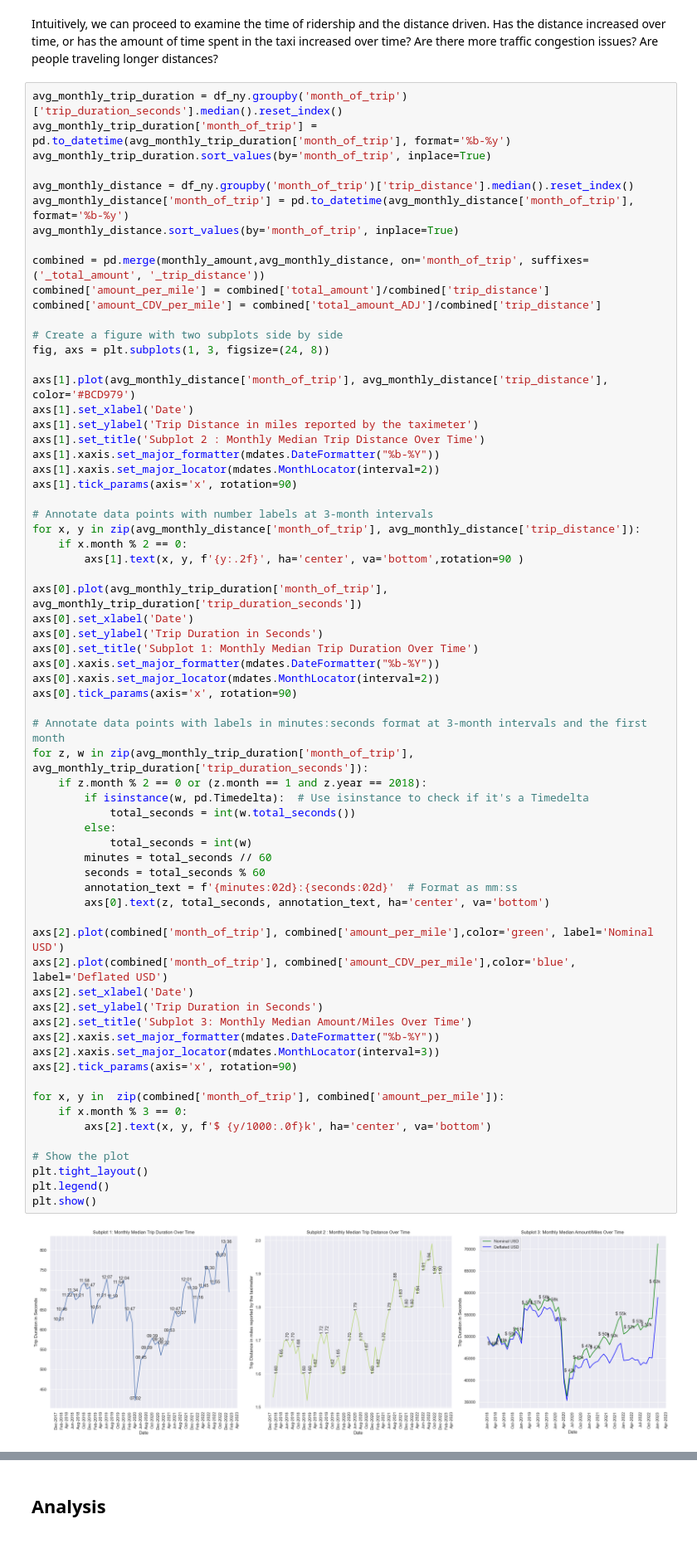
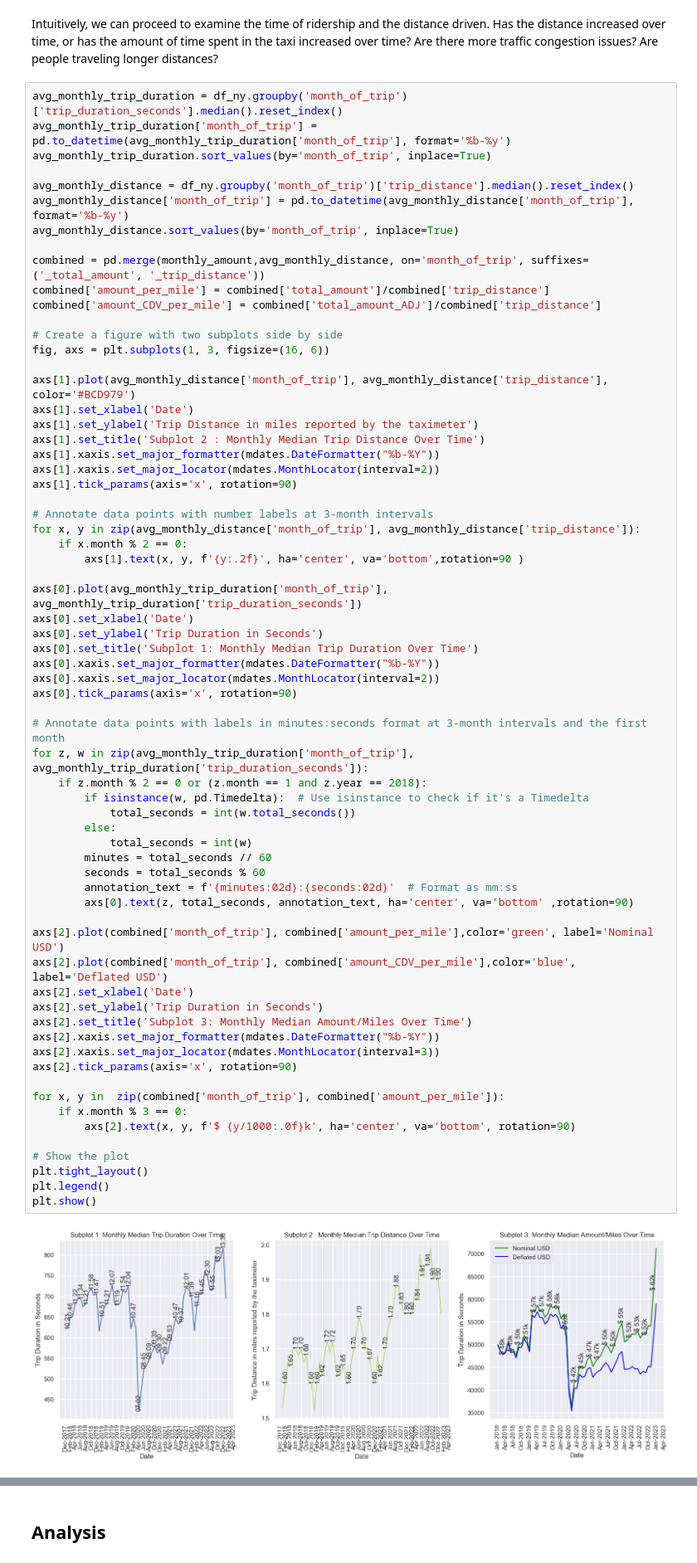
Before and after one commit to BenjaminDupre/taxi_data_task, a Jupyter notebook: taxi_data.ipynb, the cells around one changed output, grey strips where cells are left out. Shown at 83% size. Cells and saved outputs as stored; diff of their text form.

```diff
--- a/taxi_data.ipynb
+++ b/taxi_data.ipynb
@@ -333,7 +335,7 @@ combined['amount_per_mile'] = combined['total_amount']/combined['trip_distance']
 combined['amount_CDV_per_mile'] = combined['total_amount_ADJ']/combined['trip_distance']
 
 # Create a figure with two subplots side by side
-fig, axs = plt.subplots(1, 3, figsize=(24, 8))
+fig, axs = plt.subplots(1, 3, figsize=(16, 6))
 
 axs[1].plot(avg_monthly_distance['month_of_trip'], avg_monthly_distance['trip_distance'], color='#BCD979')
 axs[1].set_xlabel('Date')
@@ -357,33 +359,33 @@ axs[0].xaxis.set_major_locator(mdates.MonthLocator(interval=2))
 axs[0].tick_params(axis='x', rotation=90)
 
 # Annotate data points with labels in minutes:seconds format at 3-month intervals and the first month
 for z, w in zip(avg_monthly_trip_duration['month_of_trip'], avg_monthly_trip_duration['trip_duration_seconds']):
     if z.month % 2 == 0 or (z.month == 1 and z.year == 2018):
         if isinstance(w, pd.Timedelta):  # Use isinstance to check if it's a Timedelta
             total_seconds = int(w.total_seconds())
         else:
             total_seconds = int(w)
         minutes = total_seconds // 60
         seconds = total_seconds % 60
         annotation_text = f'{minutes:02d}:{seconds:02d}'  # Format as mm:ss
-        axs[0].text(z, total_seconds, annotation_text, ha='center', va='bottom')
+        axs[0].text(z, total_seconds, annotation_text, ha='center', va='bottom' ,rotation=90)
 
 axs[2].plot(combined['month_of_trip'], combined['amount_per_mile'],color='green', label='Nominal USD')
 axs[2].plot(combined['month_of_trip'], combined['amount_CDV_per_mile'],color='blue', label='Deflated USD')
 axs[2].set_xlabel('Date')
 axs[2].set_ylabel('Trip Duration in Seconds')
 axs[2].set_title('Subplot 3: Monthly Median Amount/Miles Over Time')
 axs[2].xaxis.set_major_formatter(mdates.DateFormatter("%b-%Y"))
 axs[2].xaxis.set_major_locator(mdates.MonthLocator(interval=3))
 axs[2].tick_params(axis='x', rotation=90)
 
 for x, y in  zip(combined['month_of_trip'], combined['amount_per_mile']):
     if x.month % 3 == 0:
-        axs[2].text(x, y, f'$ {y/1000:.0f}k', ha='center', va='bottom')
+        axs[2].text(x, y, f'$ {y/1000:.0f}k', ha='center', va='bottom', rotation=90)
 
 # Show the plot
 plt.tight_layout()
 plt.legend()
 plt.show()
 # %% [output]
-[figure, old version]
+[figure, new version]
```
Also changed, not shown: parts of 20 cells of this notebook.
